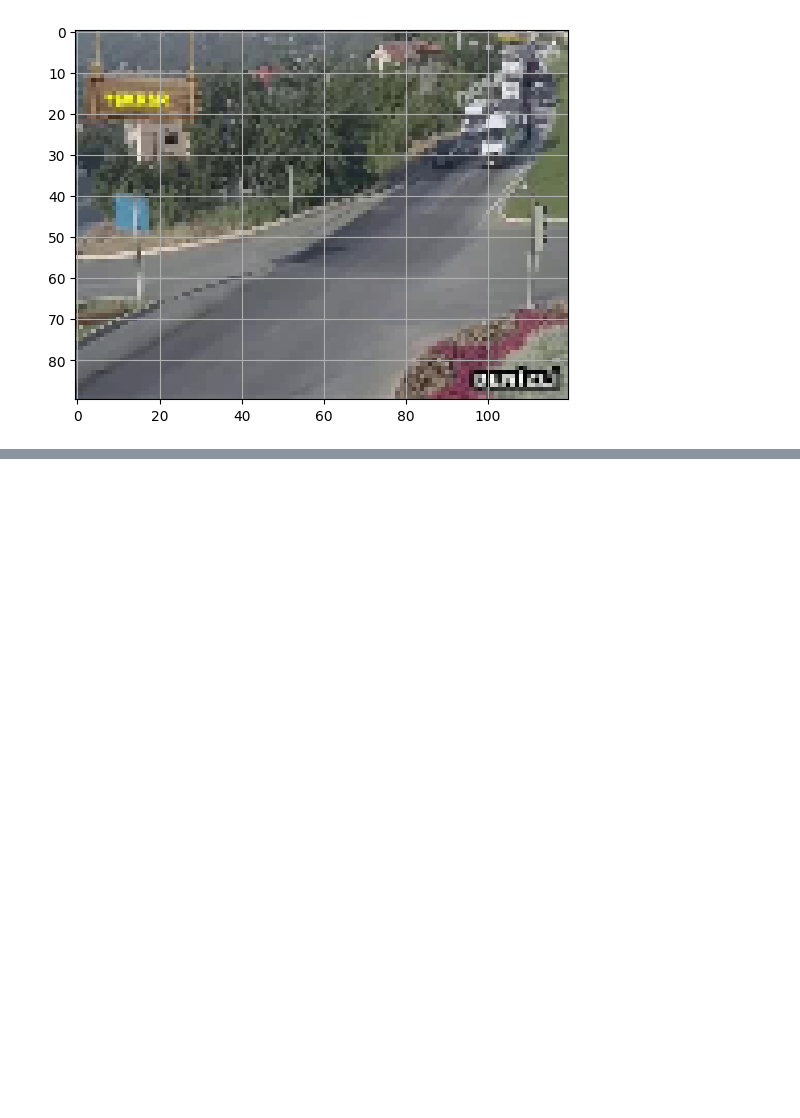
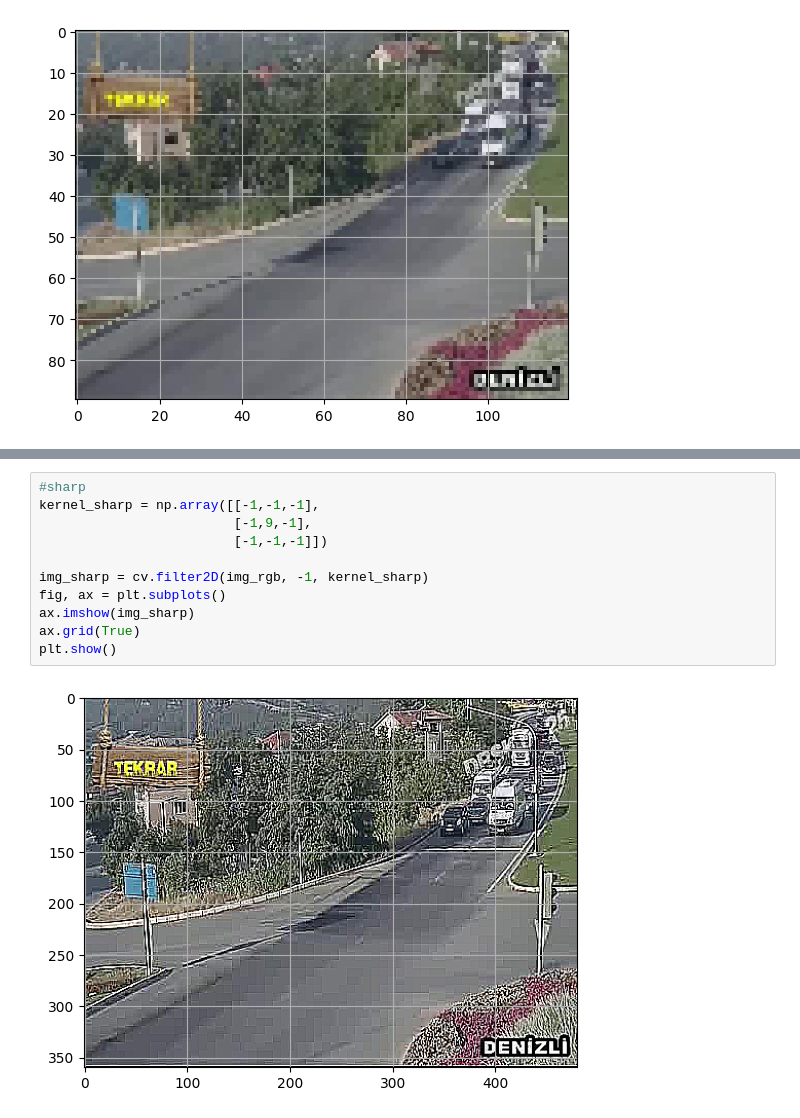
Before and after one commit to irizkyw/ComputerVision, a Jupyter notebook: image_processing.ipynb, the cells around one changed output, grey strips where cells are left out. Saved outputs shown, nothing was run; the diff lists cells and outputs as text; blank space fills up the shorter version.

Commit message:
UPDATE: Added kernel CV2(Sharpness & Blurring)

```diff
--- a/image_processing.ipynb
+++ b/image_processing.ipynb
@@ -106,0 +126,13 @@ plt.show()
+# %%
+#sharp
+kernel_sharp = np.array([[-1,-1,-1],
+                         [-1,9,-1],
+                         [-1,-1,-1]])
+
+img_sharp = cv.filter2D(img_rgb, -1, kernel_sharp)
+fig, ax = plt.subplots()
+ax.imshow(img_sharp)
+ax.grid(True)
+plt.show()
+# %% [output]
+[figure, added]
```
Also changed, not shown: parts of 5 cells of this notebook.
